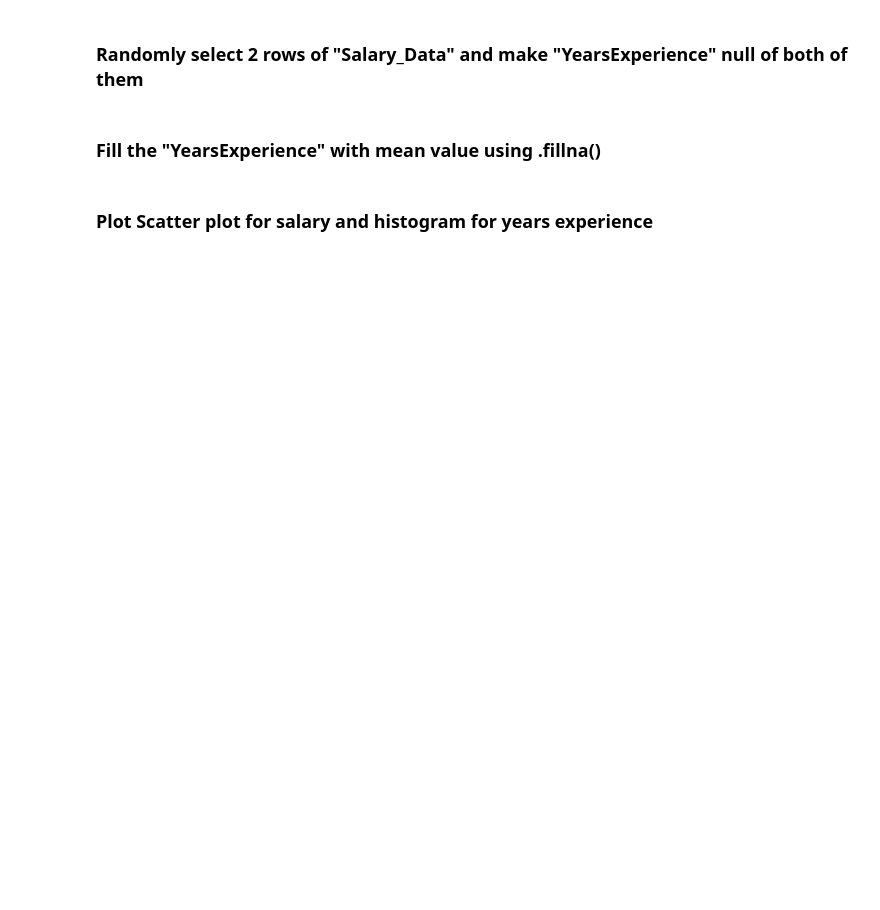
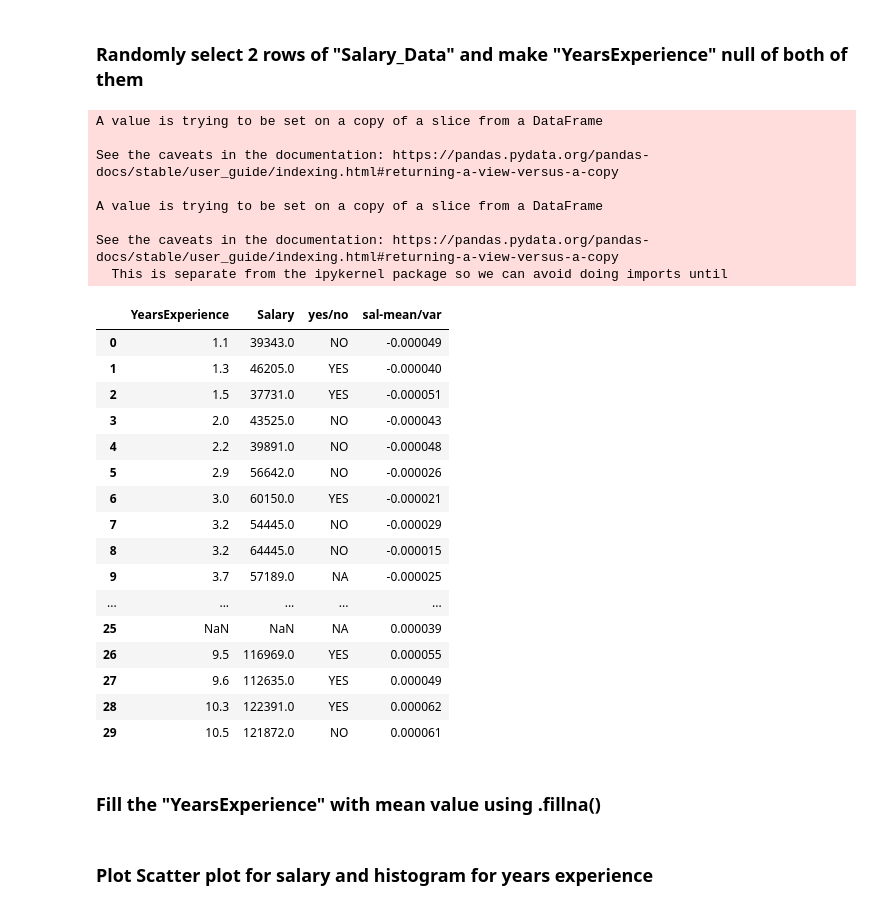
Before and after one commit to Smit-create/Assignment-1-MnC19, a Jupyter notebook: Assignments/Assignment 2 Numpy Pandas/Assignment-2.ipynb, the cells around one changed output. Saved outputs shown, nothing was run; the diff lists cells and outputs as text; code cells hidden in the pictures; blank space fills up the shorter version.

```diff
--- a/Assignments/Assignment 2 Numpy Pandas/Assignment-2.ipynb
+++ b/Assignments/Assignment 2 Numpy Pandas/Assignment-2.ipynb
@@ -576,4 +662,35 @@ for value in the regular:
 # %% [markdown]
 ### Randomly select 2 rows of "Salary_Data" and make "YearsExperience" null of both of them
+# %%
+indexes =salary_data.sample(n=2).index
+salary_data["Salary"][indexes] = None
+salary_data["YearsExperience"][indexes] = None
+salary_data
+# %% [output]
+A value is trying to be set on a copy of a slice from a DataFrame
+
+See the caveats in the documentation: https://pandas.pydata.org/pandas-docs/stable/user_guide/indexing.html#returning-a-view-versus-a-copy
+
+A value is trying to be set on a copy of a slice from a DataFrame
+
+See the caveats in the documentation: https://pandas.pydata.org/pandas-docs/stable/user_guide/indexing.html#returning-a-view-versus-a-copy
+  This is separate from the ipykernel package so we can avoid doing imports until
+|  | YearsExperience | Salary | yes/no | sal-mean/var |
+| 0 | 1.1 | 39343.0 | NO | -0.000049 |
+| 1 | 1.3 | 46205.0 | YES | -0.000040 |
+| 2 | 1.5 | 37731.0 | YES | -0.000051 |
+| 3 | 2.0 | 43525.0 | NO | -0.000043 |
+| 4 | 2.2 | 39891.0 | NO | -0.000048 |
+| 5 | 2.9 | 56642.0 | NO | -0.000026 |
+| 6 | 3.0 | 60150.0 | YES | -0.000021 |
+| 7 | 3.2 | 54445.0 | NO | -0.000029 |
+| 8 | 3.2 | 64445.0 | NO | -0.000015 |
+| 9 | 3.7 | 57189.0 | NA | -0.000025 |
+| ... | ... | ... | ... | ... |
+| 25 | NaN | NaN | NA | 0.000039 |
+| 26 | 9.5 | 116969.0 | YES | 0.000055 |
+| 27 | 9.6 | 112635.0 | YES | 0.000049 |
+| 28 | 10.3 | 122391.0 | YES | 0.000062 |
+| 29 | 10.5 | 121872.0 | NO | 0.000061 |
 # %% [markdown]
 ### Fill the "YearsExperience" with mean value using .fillna()
```
Also changed, not shown: parts of 49 cells of this notebook, 1 other file.
